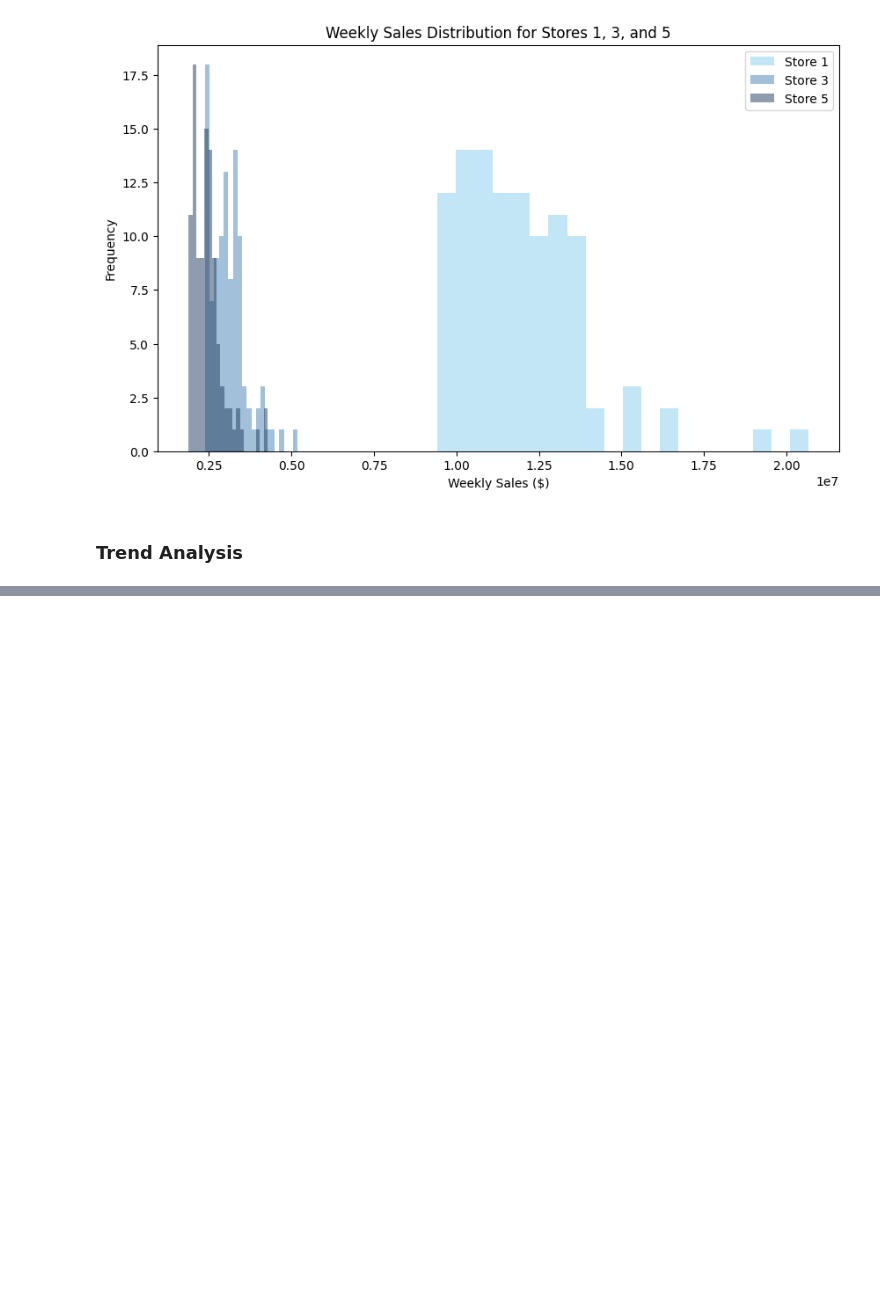
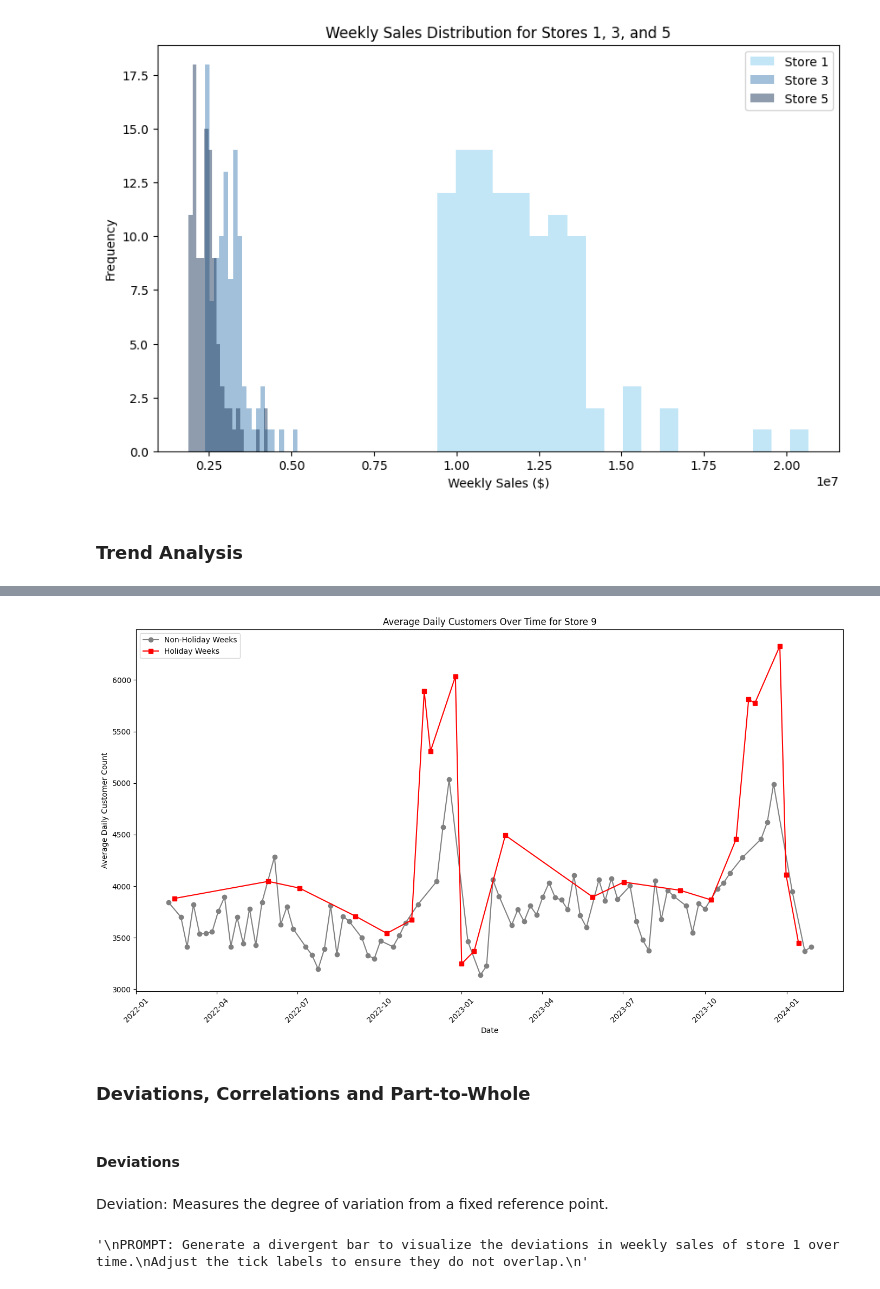
Before and after one commit to saulzmtz/ds, a Jupyter notebook: leaningTower1.ipynb, the cells around one changed output, grey strips where cells are left out. Drawn from its saved outputs; the diff is of its cells as text; code cells hidden in the pictures; blank space fills up the shorter version.

```diff
--- a/leaningTower1.ipynb
+++ b/leaningTower1.ipynb
@@ -318,7 +318,9 @@ plt.show()
 
 # CODE:
 
-import matplotlib.pyplot as plt
+# Reset the font family to the default
+plt.rcParams['font.family'] = 'sans-serif'  # or simply delete this line to use the global default
+
 
 # Set up the plot size and format
 plt.figure(figsize=(14, 8))
@@ -368 +353,52 @@ WARNING:matplotlib.font_manager:findfont: Font family 'Times New Roman' not foun
 [figure]
+# %%
+# PROMPT: Create a scatter plot to visualize the average daily customers over time for store 9.
+# Use gray cirlces to represent non-holiday weeks and red squares to highlight holiday weeks.
+
+# CODE:
+
+import matplotlib.pyplot as plt
+
+# Filter data for store 9
+store_9_data = data[data['Store'] == 9].sort_values(by='Date')
+
+# Set up the plot
+plt.figure(figsize=(14, 8))
+
+# Plot non-holiday weeks as gray circles
+non_holiday_data = store_9_data[store_9_data['Holiday'] == 'non-holiday']
+plt.plot(non_holiday_data['Date'], non_holiday_data['Avg Daily Customer Count'],
+         'o-', color='gray', label='Non-Holiday Weeks', markerfacecolor='gray')
+
+# Plot holiday weeks as red squares
+holiday_data = store_9_data[store_9_data['Holiday'] != 'non-holiday']
+plt.plot(holiday_data['Date'], holiday_data['Avg Daily Customer Count'],
+         's-', color='red', label='Holiday Weeks', markerfacecolor='red')
+
+# Format the plot
+plt.title('Average Daily Customers Over Time for Store 9')
+plt.xlabel('Date')
+plt.ylabel('Average Daily Customer Count')
+plt.legend()
+plt.xticks(rotation=45)
+plt.tight_layout()
+
+# Show the plot
+plt.show()
+# %% [output]
+[figure, added]
+# %% [markdown]
+### Deviations, Correlations and Part-to-Whole
+# %% [markdown]
+#### Deviations
+# %% [markdown]
+Deviation: Measures the degree of variation from a fixed reference point.
+# %%
+'''
+PROMPT: Generate a divergent bar to visualize the deviations in weekly sales of store 1 over time.
+Adjust the tick labels to ensure they do not overlap.
+'''
+
+# CODE
+# %% [output]
+'\nPROMPT: Generate a divergent bar to visualize the deviations in weekly sales of store 1 over time.\nAdjust the tick labels to ensure they do not overlap.\n'
```
Also changed, not shown: parts of 18 cells of this notebook.
